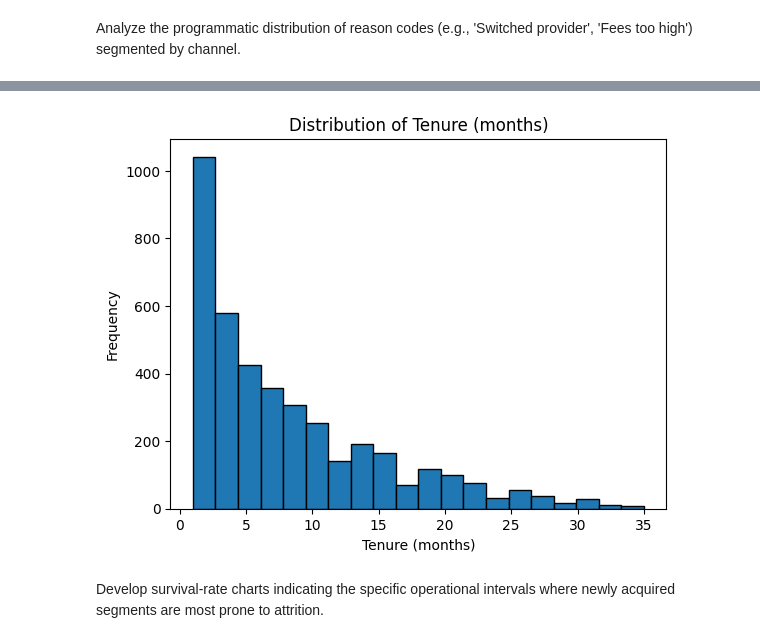
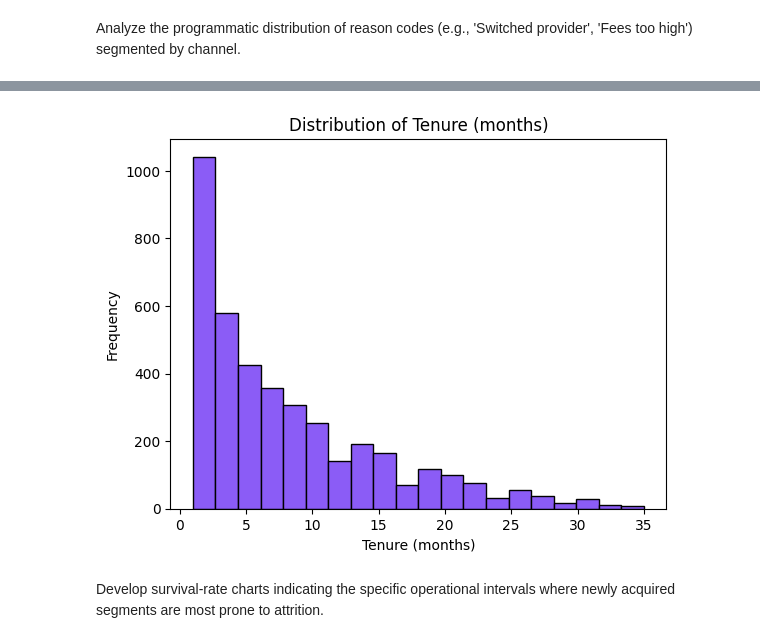
Before and after one commit to geraintmelville/moneycraft_project, a Jupyter notebook: LizMoneyCraft.ipynb, the cells around one changed output, grey strips where cells are left out. Cells and saved outputs as stored; diff of their text form; code cells hidden in the pictures.

Commit message:
Creating various graphs

```diff
--- a/LizMoneyCraft.ipynb
+++ b/LizMoneyCraft.ipynb
@@ -600,12 +617,12 @@ display(reason_code_distribution_percent)
 # %%
 # Customers who have churned, the months they churned and the freq.
-plt.hist(df_merged_chruned['tenure_months'], bins=20, edgecolor='black')
+plt.hist(df_merged_chruned['tenure_months'], bins=20, edgecolor='black', color='#8B5CF6')
 plt.xlabel('Tenure (months)')
 plt.ylabel('Frequency')
 plt.title('Distribution of Tenure (months)')
 plt.show()
 # %% [output]
-[figure, old version]
+[figure, new version]
 # %% [markdown]
 Develop survival-rate charts indicating the specific operational intervals where newly acquired segments are most prone to attrition.
 # %% [markdown]
```
Also changed, not shown: parts of 6 cells of this notebook.
